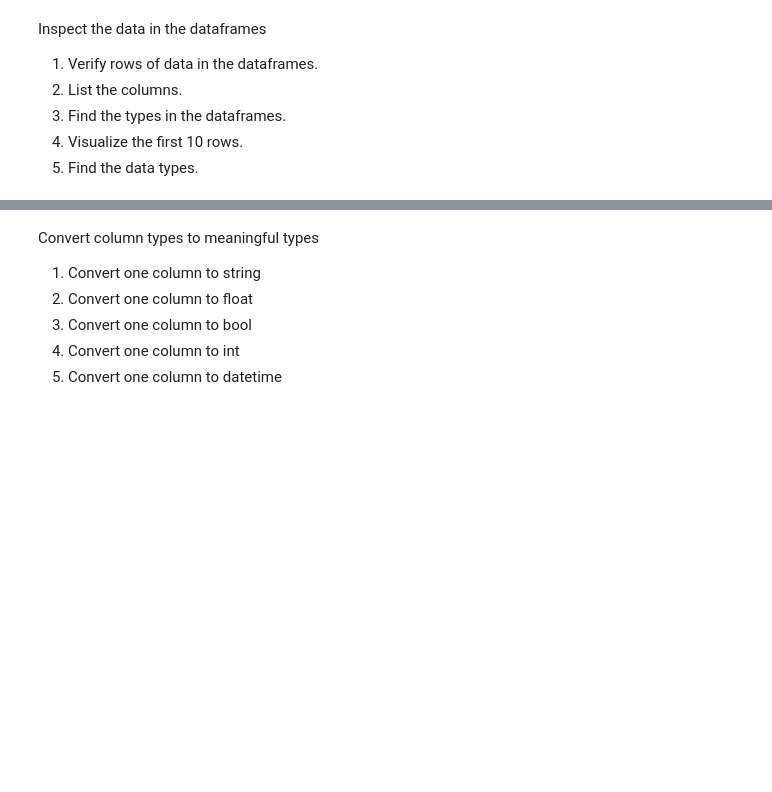
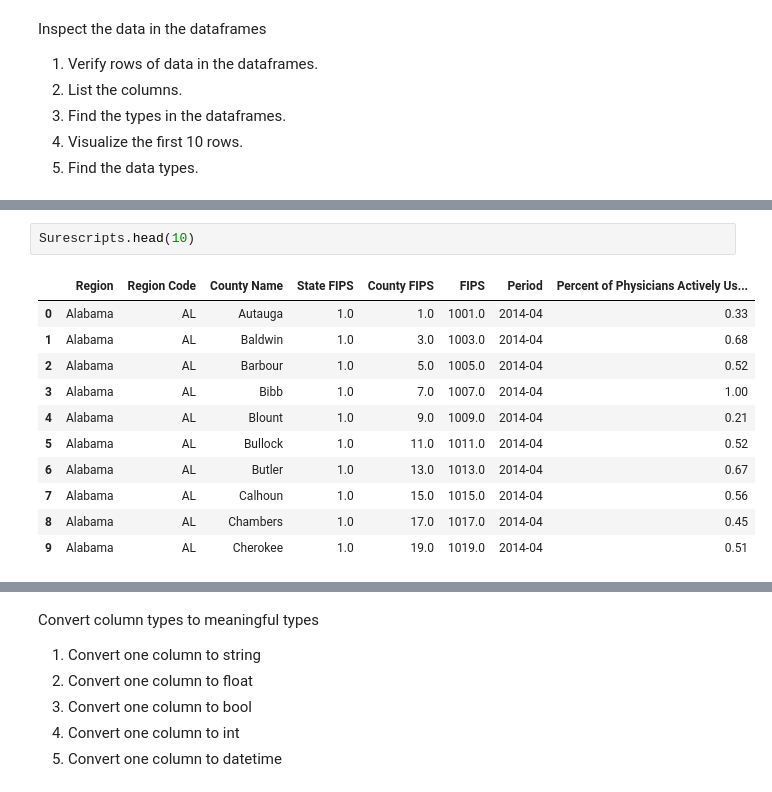
Before and after one commit to Xanitross/Data-2-Course-Work, a Jupyter notebook: healthcare.ipynb, the cells around one changed output, grey strips where cells are left out. Cells and saved outputs as stored; diff of their text form; blank space fills up the shorter version.

```diff
--- a/healthcare.ipynb
+++ b/healthcare.ipynb
@@ -48,0 +114,14 @@ Inspect the data in the dataframes
+# %%
+Surescripts.head(10)
+# %% [output]
+|  | Region | Region Code | County Name | State FIPS | County FIPS | FIPS | Period | Percent of Physicians Actively Us... |
+| 0 | Alabama | AL | Autauga | 1.0 | 1.0 | 1001.0 | 2014-04 | 0.33 |
+| 1 | Alabama | AL | Baldwin | 1.0 | 3.0 | 1003.0 | 2014-04 | 0.68 |
+| 2 | Alabama | AL | Barbour | 1.0 | 5.0 | 1005.0 | 2014-04 | 0.52 |
+| 3 | Alabama | AL | Bibb | 1.0 | 7.0 | 1007.0 | 2014-04 | 1.00 |
+| 4 | Alabama | AL | Blount | 1.0 | 9.0 | 1009.0 | 2014-04 | 0.21 |
+| 5 | Alabama | AL | Bullock | 1.0 | 11.0 | 1011.0 | 2014-04 | 0.52 |
+| 6 | Alabama | AL | Butler | 1.0 | 13.0 | 1013.0 | 2014-04 | 0.67 |
+| 7 | Alabama | AL | Calhoun | 1.0 | 15.0 | 1015.0 | 2014-04 | 0.56 |
+| 8 | Alabama | AL | Chambers | 1.0 | 17.0 | 1017.0 | 2014-04 | 0.45 |
+| 9 | Alabama | AL | Cherokee | 1.0 | 19.0 | 1019.0 | 2014-04 | 0.51 |
```
Also changed, not shown: parts of 19 cells of this notebook.
